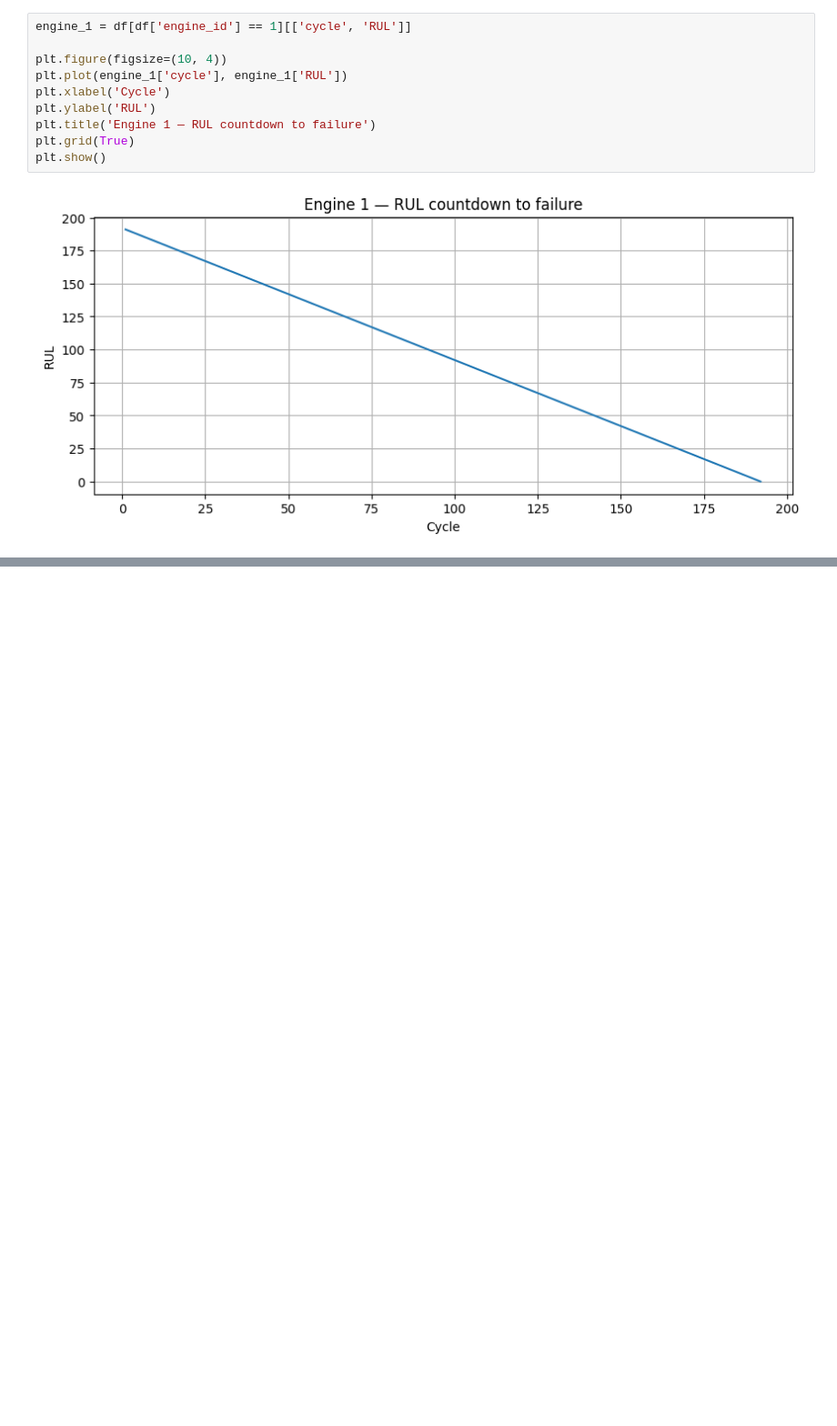
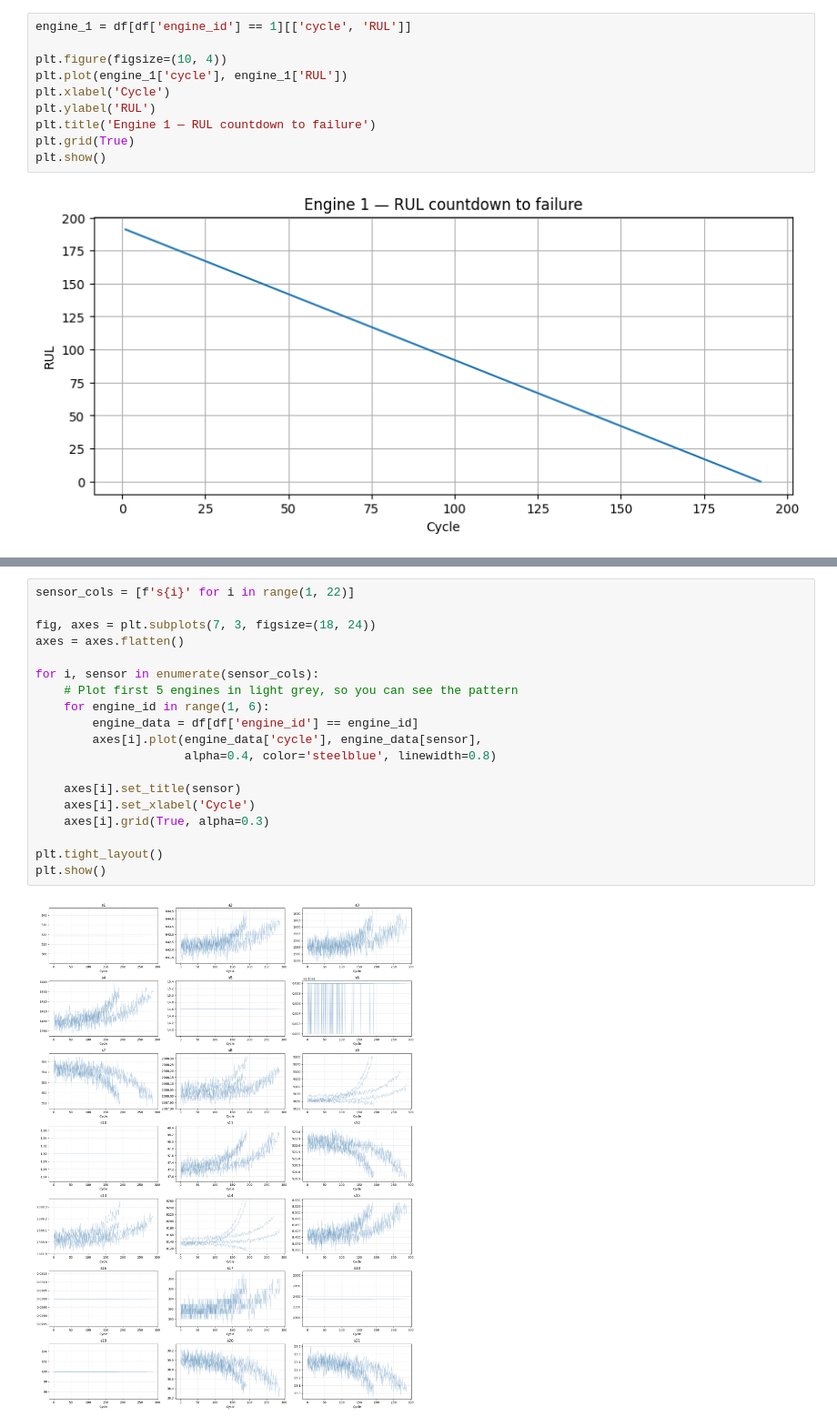
Before and after one commit to ardacakil/RUL-predictor, a Jupyter notebook: notebooks/01_eda.ipynb, the cells around one changed output, grey strips where cells are left out. Shown at 91% size. Drawn from its saved outputs; the diff is of its cells as text; blank space fills up the shorter version.

Commit message:
EDA complete - identified useful sensors

```diff
--- a/notebooks/01_eda.ipynb
+++ b/notebooks/01_eda.ipynb
@@ -80,0 +124,21 @@ plt.show()
+# %%
+sensor_cols = [f's{i}' for i in range(1, 22)]
+
+fig, axes = plt.subplots(7, 3, figsize=(18, 24))
+axes = axes.flatten()
+
+for i, sensor in enumerate(sensor_cols):
+    # Plot first 5 engines in light grey, so you can see the pattern
+    for engine_id in range(1, 6):
+        engine_data = df[df['engine_id'] == engine_id]
+        axes[i].plot(engine_data['cycle'], engine_data[sensor],
+                     alpha=0.4, color='steelblue', linewidth=0.8)
+
+    axes[i].set_title(sensor)
+    axes[i].set_xlabel('Cycle')
+    axes[i].grid(True, alpha=0.3)
+
+plt.tight_layout()
+plt.show()
+# %% [output]
+[figure, added]
```
Also changed, not shown: parts of 4 cells of this notebook.
